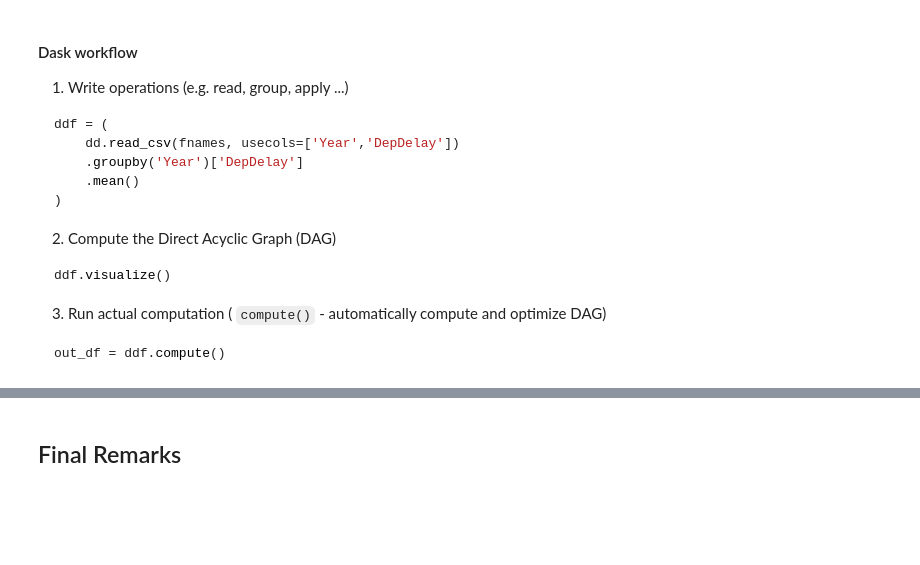
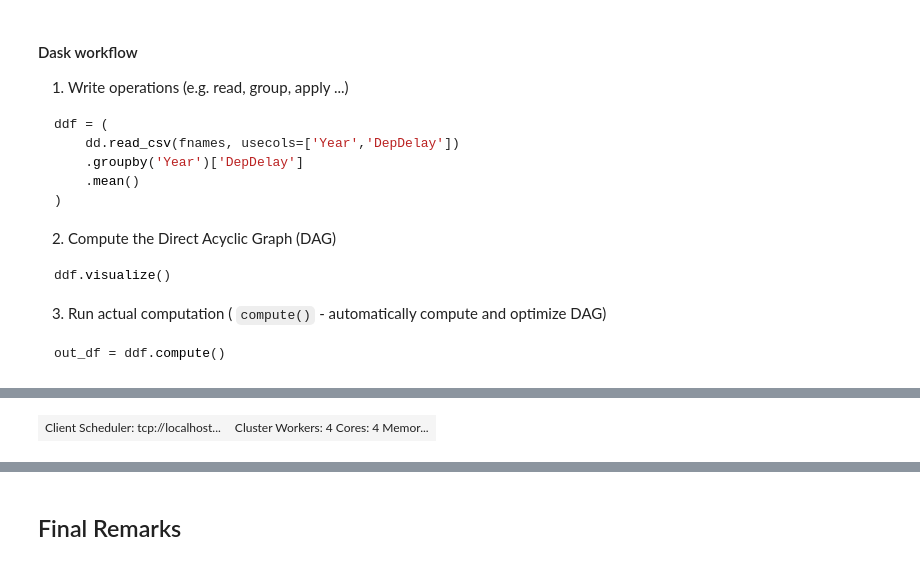
Before and after one commit to srggrs/ResBaz, a Jupyter notebook: 2019/Pandas-vs-Dask-rezbaz2019-slides.ipynb, the cells around one changed output, grey strips where cells are left out. Cells and saved outputs as stored; diff of their text form; code cells hidden in the pictures; blank space fills up the shorter version.

```diff
--- a/2019/Pandas-vs-Dask-rezbaz2019-slides.ipynb
+++ b/2019/Pandas-vs-Dask-rezbaz2019-slides.ipynb
@@ -304,0 +366,5 @@ out_df = ddf.compute()
+# %%
+dask_client = Client('localhost:8786')
+dask_client
+# %% [output]
+| Client Scheduler: tcp://localhost... | Cluster Workers: 4 Cores: 4 Memor... |
```
Also changed, not shown: parts of 35 cells of this notebook, 1 other file.
